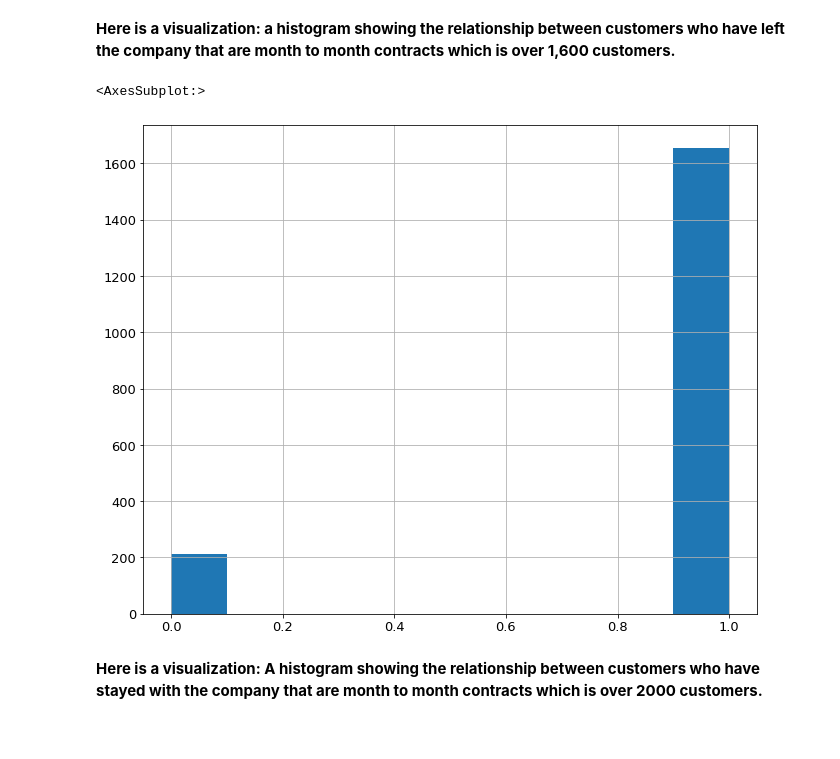
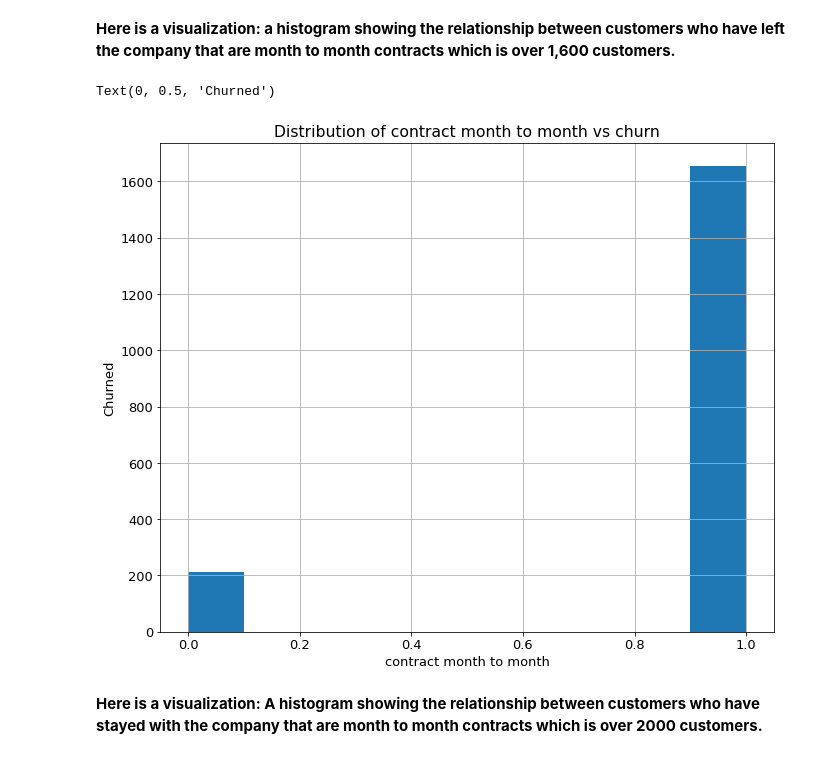
Before and after one commit to LinhQuach13/classification_project, a Jupyter notebook: telco_final.ipynb, the cells around one changed output. Drawn from its saved outputs; the diff is of its cells as text; code cells hidden in the pictures.

```diff
--- a/telco_final.ipynb
+++ b/telco_final.ipynb
@@ -439,11 +439,16 @@ We reject the null hypothesis
 # %%
 #Histogram of customers who have churned in month to month contract
 m2m_contract = clean_df[clean_df.churn == 'Yes']['contract_type_Month-to-month']
 
 m2m_contract.hist()
+
+
+plt.title('Distribution of contract month to month vs churn')
+plt.xlabel('contract month to month')
+plt.ylabel('Churned')
 # %% [output]
-<AxesSubplot:>
+Text(0, 0.5, 'Churned')
-[figure, old version]
+[figure, new version]
 # %% [markdown]
 **Here is a visualization: A histogram showing the relationship between customers who have stayed with the company that are month to month contracts which is over 2000 customers.**
 # %%
```
Also changed, not shown: parts of 5 cells of this notebook.
